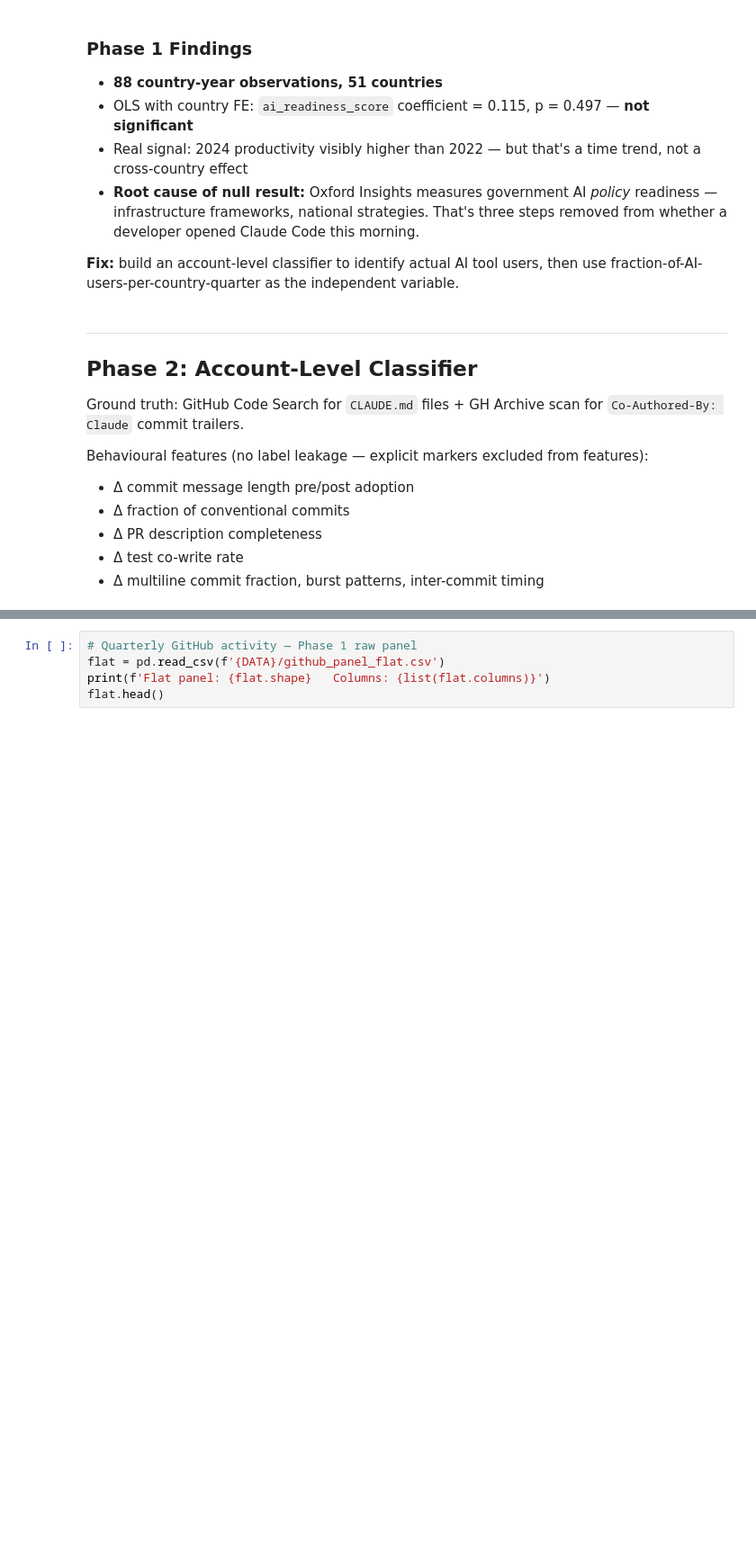
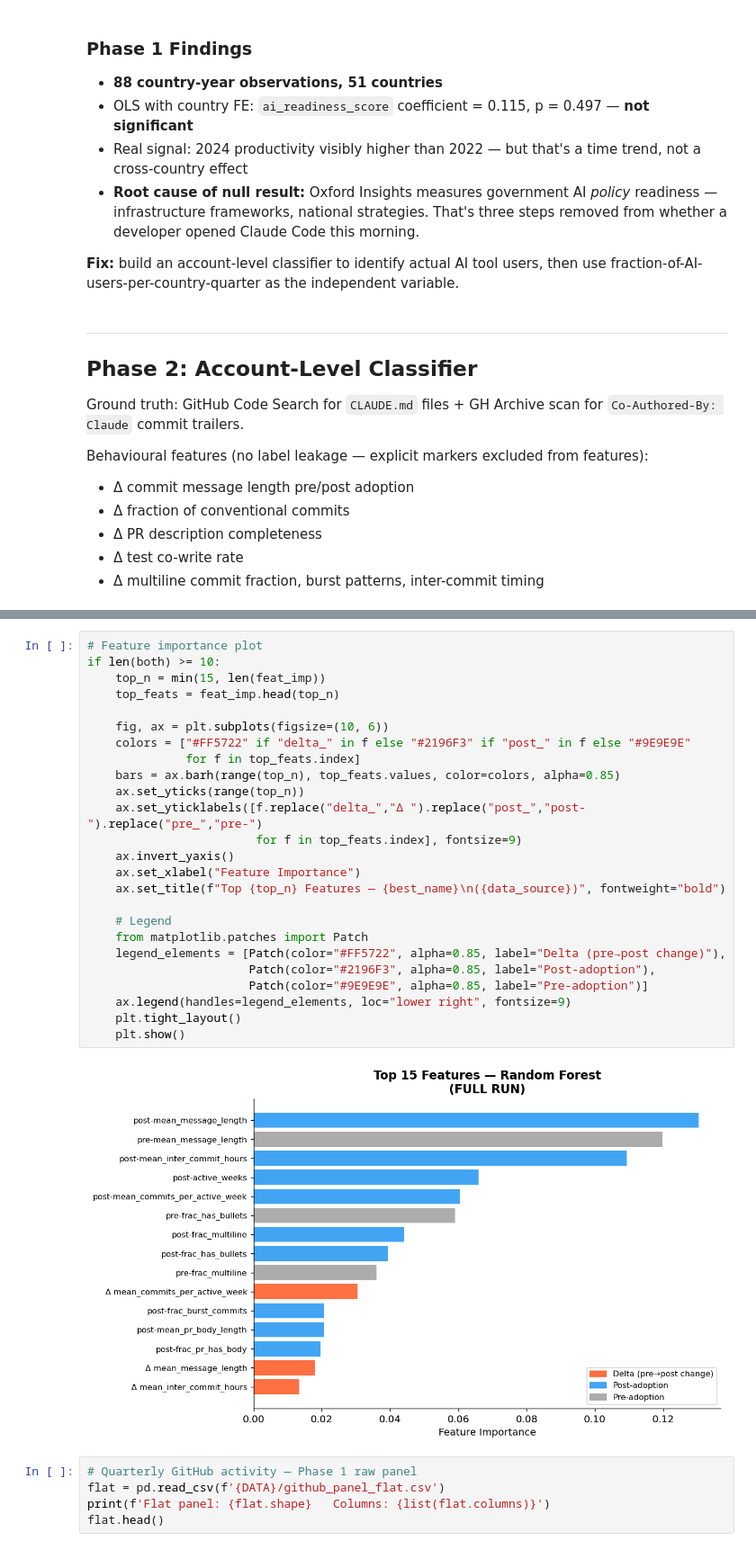
Before and after one commit to AndreasThinks/ai-productivity-analysis, a Jupyter notebook: notebooks/analysis.ipynb, the cells around one changed output, grey strips where cells are left out. Shown at 90% size. Saved outputs shown, nothing was run; the diff lists cells and outputs as text; blank space fills up the shorter version.

```diff
--- a/notebooks/analysis.ipynb
+++ b/notebooks/analysis.ipynb
@@ -310,3 +428,30 @@ Negatives with pre_commit_count >= 10: 20/20
+# %%
+# Feature importance plot
+if len(both) >= 10:
+    top_n = min(15, len(feat_imp))
+    top_feats = feat_imp.head(top_n)
+
+    fig, ax = plt.subplots(figsize=(10, 6))
+    colors = ["#FF5722" if "delta_" in f else "#2196F3" if "post_" in f else "#9E9E9E"
+              for f in top_feats.index]
+    bars = ax.barh(range(top_n), top_feats.values, color=colors, alpha=0.85)
+    ax.set_yticks(range(top_n))
+    ax.set_yticklabels([f.replace("delta_","Δ ").replace("post_","post-").replace("pre_","pre-")
+                        for f in top_feats.index], fontsize=9)
+    ax.invert_yaxis()
+    ax.set_xlabel("Feature Importance")
+    ax.set_title(f"Top {top_n} Features — {best_name}\n({data_source})", fontweight="bold")
+
+    # Legend
+    from matplotlib.patches import Patch
+    legend_elements = [Patch(color="#FF5722", alpha=0.85, label="Delta (pre→post change)"),
+                       Patch(color="#2196F3", alpha=0.85, label="Post-adoption"),
+                       Patch(color="#9E9E9E", alpha=0.85, label="Pre-adoption")]
+    ax.legend(handles=legend_elements, loc="lower right", fontsize=9)
+    plt.tight_layout()
+    plt.show()
+# %% [output]
+[figure, added]
 # %%
 # Quarterly GitHub activity — Phase 1 raw panel
 flat = pd.read_csv(f'{DATA}/github_panel_flat.csv')
```
Also changed, not shown: parts of 9 cells of this notebook, 13 other files.
